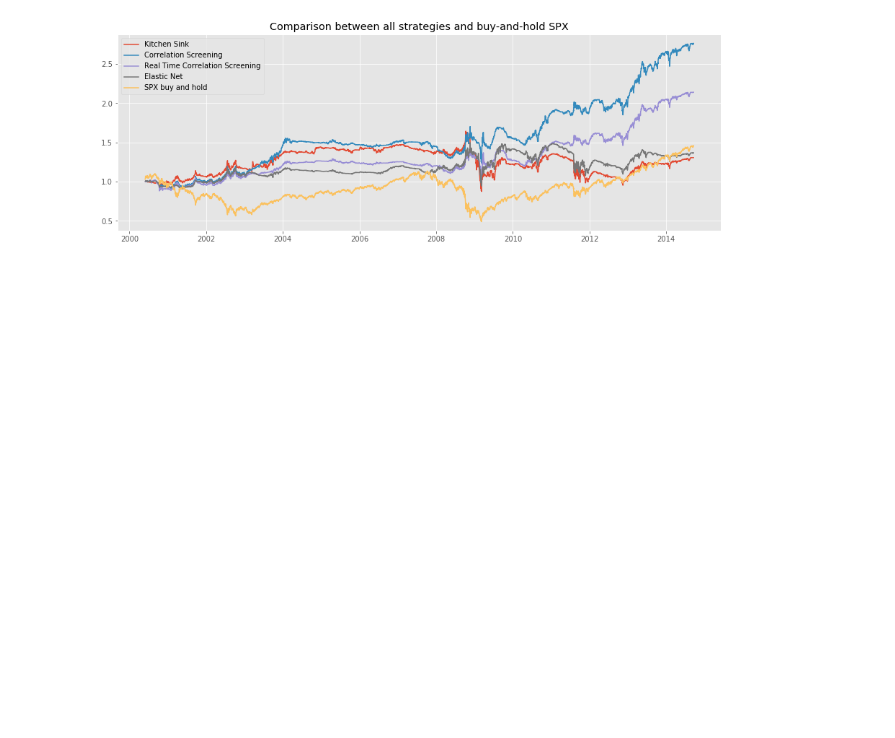
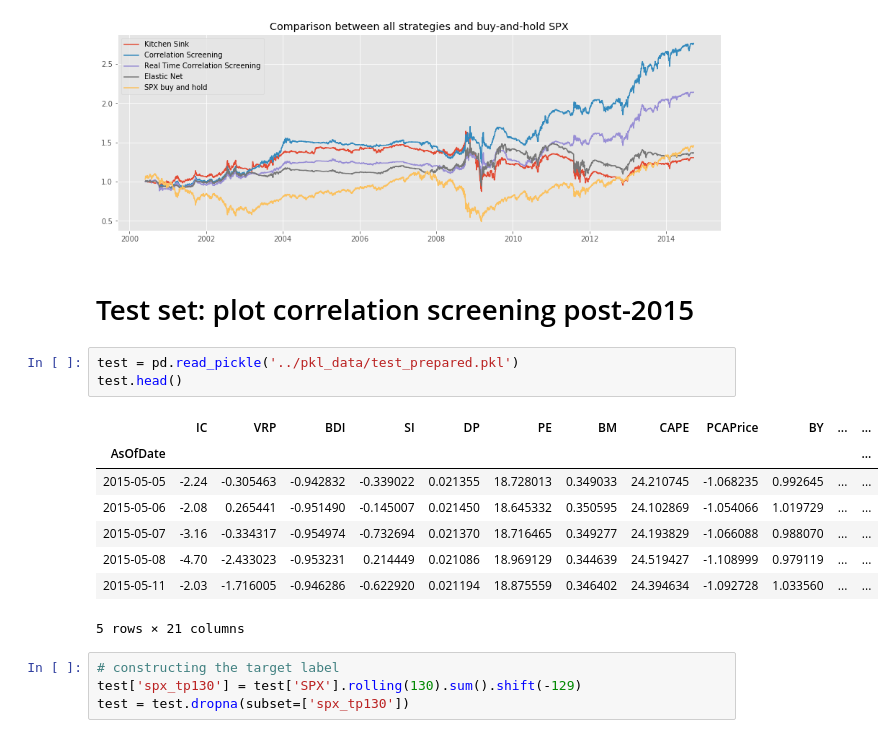
Before and after one commit to rmfeng/dsqfltproject, a Jupyter notebook: notebooks/all_methods.ipynb, the cells around one changed output. Drawn from its saved outputs; the diff is of its cells as text; blank space fills up the shorter version.

```diff
--- a/notebooks/all_methods.ipynb
+++ b/notebooks/all_methods.ipynb
@@ -243,3 +243,21 @@ annual return strat: 2.59 %  |  Sharpe: 0.09
 tb.plot_wealth_all(nbp)
 # %% [output]
 [figure]
+# %% [markdown]
+# Test set: plot correlation screening post-2015
+# %%
+test = pd.read_pickle('../pkl_data/test_prepared.pkl')
+test.head()
+# %% [output]
+|  | IC | VRP | BDI | SI | DP | PE | BM | CAPE | PCAPrice | BY | ... | ... |
+| AsOfDate |  |  |  |  |  |  |  |  |  |  |  | ... |
+| 2015-05-05 | -2.24 | -0.305463 | -0.942832 | -0.339022 | 0.021355 | 18.728013 | 0.349033 | 24.210745 | -1.068235 | 0.992645 | ... | ... |
+| 2015-05-06 | -2.08 | 0.265441 | -0.951490 | -0.145007 | 0.021450 | 18.645332 | 0.350595 | 24.102869 | -1.054066 | 1.019729 | ... | ... |
+| 2015-05-07 | -3.16 | -0.334317 | -0.954974 | -0.732694 | 0.021370 | 18.716465 | 0.349277 | 24.193829 | -1.066088 | 0.988070 | ... | ... |
+| 2015-05-08 | -4.70 | -2.433023 | -0.953231 | 0.214449 | 0.021086 | 18.969129 | 0.344639 | 24.519427 | -1.108999 | 0.979119 | ... | ... |
+| 2015-05-11 | -2.03 | -1.716005 | -0.946286 | -0.622920 | 0.021194 | 18.875559 | 0.346402 | 24.394634 | -1.092728 | 1.033560 | ... | ... |
+5 rows × 21 columns
+# %%
+# constructing the target label
+test['spx_tp130'] = test['SPX'].rolling(130).sum().shift(-129)
+test = test.dropna(subset=['spx_tp130'])
```
Also changed, not shown: parts of 1 cell of this notebook, 3 other files.
